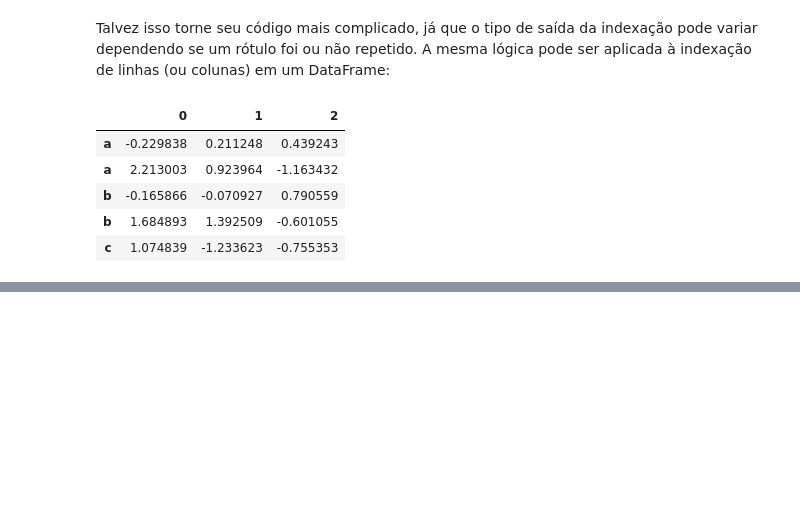
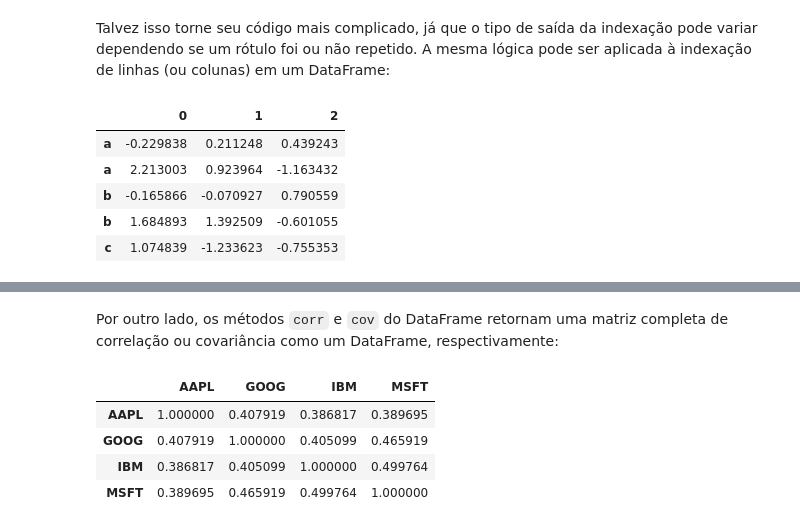
Before and after one commit to isaiassousa032/python-para-analise-de-dados-livro, a Jupyter notebook: Capitulo 5.ipynb, the cells around one changed output, grey strips where cells are left out. Cells and saved outputs as stored; diff of their text form; code cells hidden in the pictures; blank space fills up the shorter version.

```diff
--- a/Capitulo 5.ipynb
+++ b/Capitulo 5.ipynb
@@ -1491,0 +1652,12 @@ df
+# %% [markdown]
+Por outro lado, os métodos `corr` e `cov` do DataFrame retornam uma matriz
+completa de correlação ou covariância como um DataFrame,
+respectivamente:
+# %%
+returns.corr()
+# %% [output]
+|  | AAPL | GOOG | IBM | MSFT |
+| AAPL | 1.000000 | 0.407919 | 0.386817 | 0.389695 |
+| GOOG | 0.407919 | 1.000000 | 0.405099 | 0.465919 |
+| IBM | 0.386817 | 0.405099 | 1.000000 | 0.499764 |
+| MSFT | 0.389695 | 0.465919 | 0.499764 | 1.000000 |
```
Also changed, not shown: parts of 64 cells of this notebook, 2 other files.
